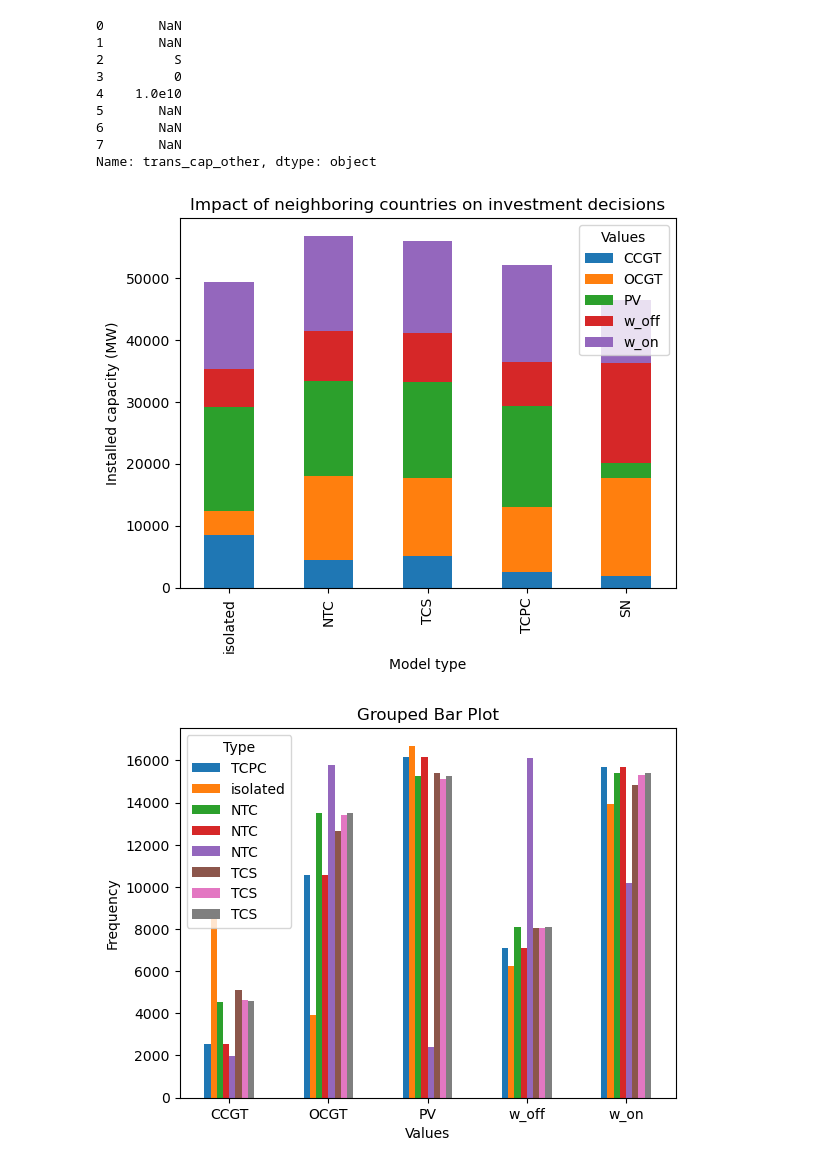
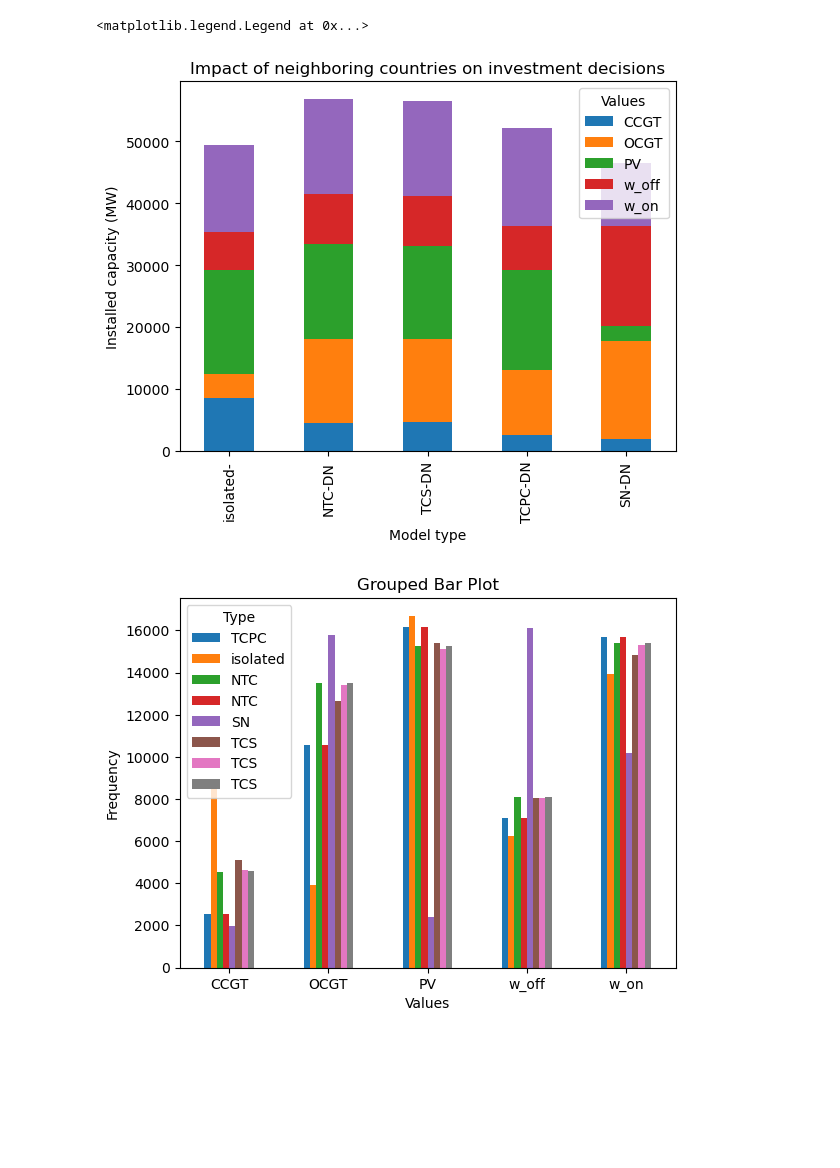
Before and after one commit to KristofPhillips95/ImportExport, a Jupyter notebook: analysis_scripts/Visualisations.ipynb, the cells around one changed output. Drawn from its saved outputs; the diff is of its cells as text; code cells hidden in the pictures; blank space fills up the shorter version.

Commit message:
results analysis/visual
Bar charts

```diff
--- a/analysis_scripts/Visualisations.ipynb
+++ b/analysis_scripts/Visualisations.ipynb
@@ -3,19 +3,34 @@ import pandas as pd
 import matplotlib.pyplot as plt
 import seaborn as sns
 # %%
-df_results = pd.read_csv("../Results/InvestmentModelResults/Loop_4models_neighbors_only_8760.csv")
+df_results = pd.read_csv("../Results/InvestmentModelResults/Loop_4models_neighbors_only_v2_8760.csv")
-# %%
-df_results.trans_cap_other
-# %% [output]
-0       NaN
-1       NaN
-2         S
-3         0
-4    1.0e10
-5       NaN
-6       NaN
-7       NaN
-Name: trans_cap_other, dtype: object
+# %%
+def create_model_type_name(row,columns):
+    strings = [str(row[col]) for col in columns if pd.notna(row[col])]
+    return '-'.join(strings)
+# %%
+geo_scope_map = {
+    'A_l_l': 'All',
+    'DE00_NL00_FR00_UK00_BE00_LUG1': 'DN',
+    'N_A': ''
+}
+df_results["geoscope_m"] = df_results["geoscope"].map(geo_scope_map)
+
+# List of columns to consider for joining
+columns_to_join = ['type', 'trans_cap_other', 'geoscope_m']
+
+# Apply the function row-wise to create the new column
+df_results['name'] = df_results.apply(create_model_type_name, args=(columns_to_join,), axis=1)
+
+name_map = {
+    'NTC-1.0e10-DN': 'SN-DN',
+    'NTC-1.0e10-All': 'SN-All',
+    'NTC-S-All': "NTC-All",
+    'NTC-S-DN': "NTC-DN",
+    'TCPC-All': "TCPC",
+
+}
+df_results['Model Type'] = df_results["name"].replace(name_map)
 # %%
 # Assuming df_results is your DataFrame
 
@@ -27,31 +42,32 @@ df_results.loc[condition, "type"] = "SN"
 # %%
 import matplotlib.pyplot as plt
 
 import matplotlib.pyplot as plt
 
 # Define the filter condition
-filter_condition = ((df_results["trans_cap_other"].isin(["S", "1.0e10"])) | pd.isna(df_results["trans_cap_other"])) & ((df_results["stepsize"] == 1000) | (pd.isna(df_results["stepsize"])))
+filter_condition = ((df_results["trans_cap_other"].isin(["S", "1.0e10"])) | pd.isna(df_results["trans_cap_other"])) & ((df_results["stepsize"] == 100) | (pd.isna(df_results["stepsize"])))
 
 # Define the order in which you want the types to appear
 type_order = ["isolated", "NTC", "TCS", "TCPC","SN"]
 
 # Reorder the DataFrame based on the desired order
 filtered_df = df_results[filter_condition].set_index("type").reindex(type_order).reset_index()
 
 # Define the values to plot
 vals = ["CCGT", "OCGT", "PV", "w_off", "w_on"]
 
 # Plotting the stacked bar chart
-filtered_df.plot.bar(x="type", y=vals, stacked=True)
+filtered_df.plot.bar(x="Model Type", y=vals, stacked=True)
 
 plt.xlabel('Model type')
 plt.ylabel('Installed capacity (MW)')
 plt.title('Impact of neighboring countries on investment decisions')
 plt.legend(title='Values')
 #plt.show()
-plt.savefig("../Results/Figures/FY_analysis/DirectNeighbors/Installed_capacities_stacked_bar.png")
+#plt.savefig("../Results/Figures/FY_analysis/DirectNeighbors/Installed_capacities_stacked_bar_DN.png")
 # %% [output]
+<matplotlib.legend.Legend at 0x...>
-[figure, old version]
+[figure, new version]
 # %%
 # Transpose the DataFrame
 df_transposed = df_results.set_index('type')[vals].transpose()
```
Also changed, not shown: 2 other files.
